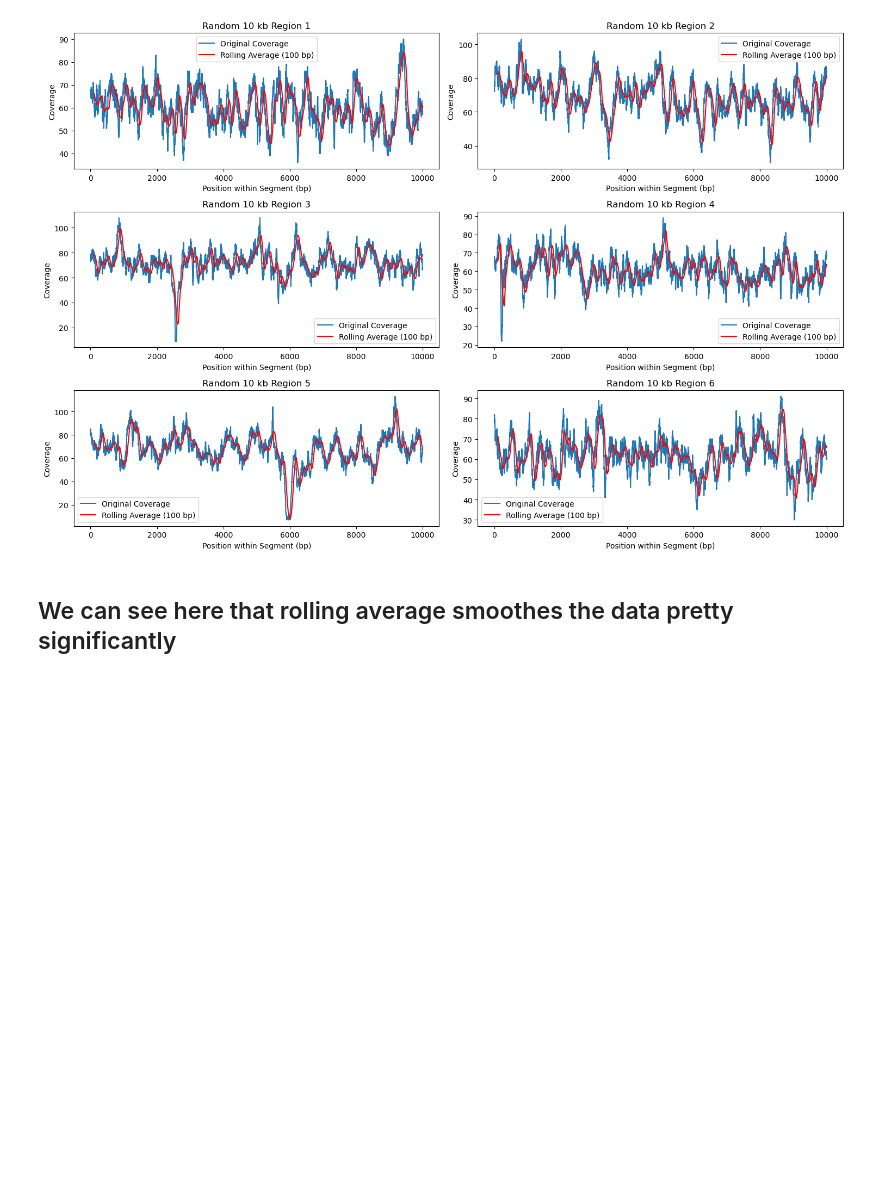
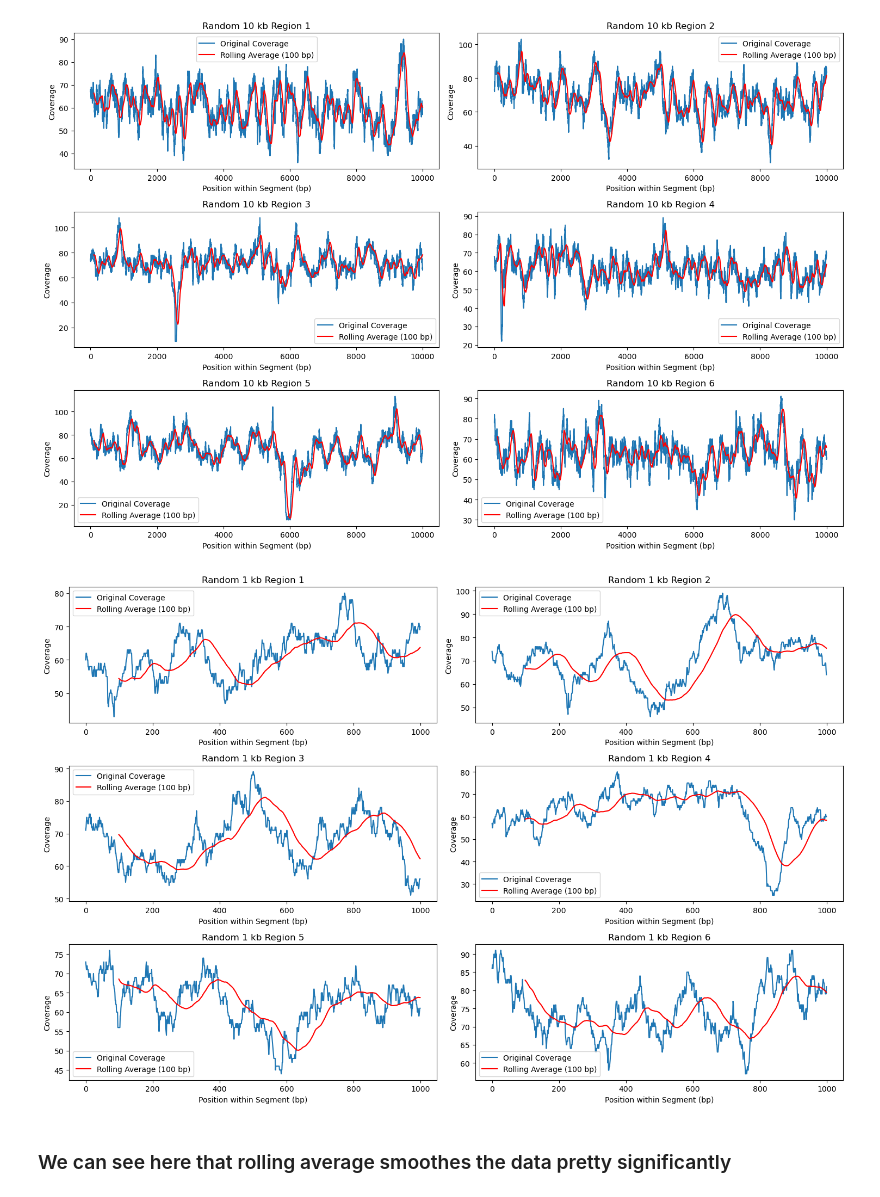
Before and after one commit to redndgreen8/Capstone2_SB, a Jupyter notebook: story.ipynb, the cells around one changed output. Drawn from its saved outputs; the diff is of its cells as text; code cells hidden in the pictures; blank space fills up the shorter version.

```diff
--- a/story.ipynb
+++ b/story.ipynb
@@ -50,5 +49,28 @@ plt.tight_layout()
 plt.show()
 # %% [output]
 [figure]
+# %%
+random_segments = []
+for _ in range(6):
+    start = random.randint(0, len(coverage_values) - 1000)
+    end = start + 1000
+    segment = coverage_values['Coverage'].iloc[start:end]
+    random_segments.append(segment)
+
+plt.figure(figsize=(15, 10))
+for i, segment in enumerate(random_segments, 1):
+    rolling_average = segment.rolling(window=100).mean()
+    plt.subplot(3, 2, i)
+    plt.plot(segment.values, label='Original Coverage')
+    plt.plot(rolling_average.values, label='Rolling Average (100 bp)', color='red')
+    plt.title(f'Random 1 kb Region {i}')
+    plt.xlabel('Position within Segment (bp)')
+    plt.ylabel('Coverage')
+    plt.legend()
+
+plt.tight_layout()
+plt.show()
+# %% [output]
+[figure, added]
 # %% [markdown]
-## We can see here that rolling average smoothes the data pretty significantly
+### We can see here that rolling average smoothes the data pretty significantly
```
Also changed, not shown: parts of 3 cells of this notebook.
